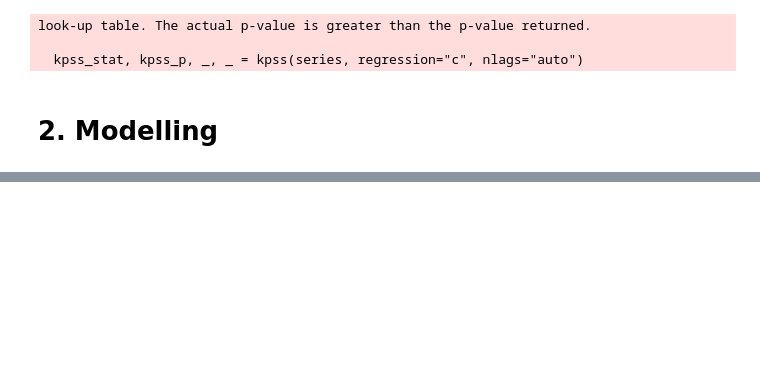
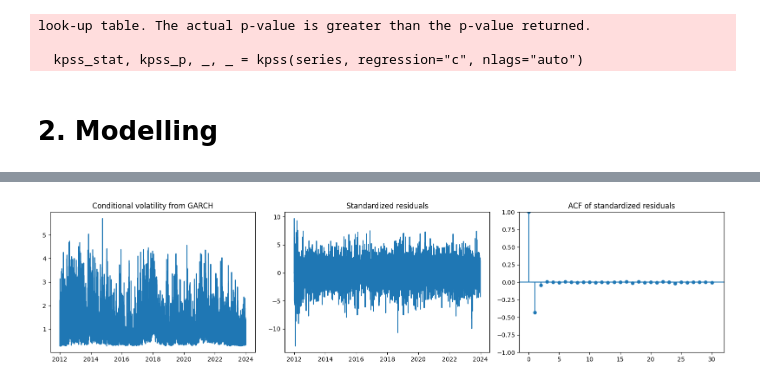
Before and after one commit to AgataJuda/Machine-Learning-for-Data-Analytics, a Jupyter notebook: notebooks/Processed_data.ipynb, the cells around one changed output, grey strips where cells are left out. Cells and saved outputs as stored; diff of their text form; code cells hidden in the pictures; blank space fills up the shorter version.

```diff
--- a/notebooks/Processed_data.ipynb
+++ b/notebooks/Processed_data.ipynb
@@ -617,0 +666,87 @@ Best AIC: -729392.4840
+# %%
+
+# !pip install arch
+
+from arch import arch_model
+from sklearn.metrics import mean_squared_error, mean_absolute_error
+
+# =========================
+# 7. GARCH VOLATILITY MODEL
+# =========================
+
+# GARCH zwykle lepiej działa, gdy zwroty są przeskalowane np. *100
+train_garch = train_series.dropna() * 100
+test_garch = test_series.dropna() * 100
+
+# =========================
+# 8. SEARCH FOR GARCH(p, q) BY AIC
+# =========================
+
+best_aic = np.inf
+best_order_garch = None
+best_garch_model = None
+garch_results = []
+
+p_values = range(1, 4)
+q_values = range(1, 4)
+
+for p in p_values:
+    for q in q_values:
+        try:
+            model = arch_model(
+                train_garch,
+                mean="Constant",
+                vol="GARCH",
+                p=p,
+                q=q,
+                dist="normal"
+            )
+
+            fitted_model = model.fit(disp="off")
+
+            aic_value = fitted_model.aic
+            garch_results.append((p, q, aic_value))
+
+            if aic_value < best_aic:
+                best_aic = aic_value
+                best_order_garch = (p, q)
+                best_garch_model = fitted_model
+
+        except Exception:
+            continue
+
+garch_results_table = pd.DataFrame(
+    garch_results,
+    columns=["p", "q", "AIC"]
+).sort_values("AIC").reset_index(drop=True)
+
+print("\nTop GARCH candidates by AIC:")
+print(garch_results_table.head(10))
+
+print(f"\nBest GARCH order: {best_order_garch}")
+print(f"Best AIC: {best_aic:.4f}")
+
+print(best_garch_model.summary())
+
+
+# =========================
+# 9. GARCH RESIDUALS AND CONDITIONAL VOLATILITY
+# =========================
+
+conditional_volatility = best_garch_model.conditional_volatility
+standardized_residuals = best_garch_model.std_resid
+
+fig, axes = plt.subplots(1, 3, figsize=(16, 4))
+
+axes[0].plot(conditional_volatility)
+axes[0].set_title("Conditional volatility from GARCH")
+
+axes[1].plot(standardized_residuals)
+axes[1].set_title("Standardized residuals")
+
+plot_acf(standardized_residuals.dropna(), lags=30, ax=axes[2])
+axes[2].set_title("ACF of standardized residuals")
+
+plt.tight_layout()
+plt.show()
+# %% [output]
@@ -617,0 +790 @@ Best AIC: -729392.4840
+[figure, added]
```
Also changed, not shown: parts of 21 cells of this notebook, 2 other files.
